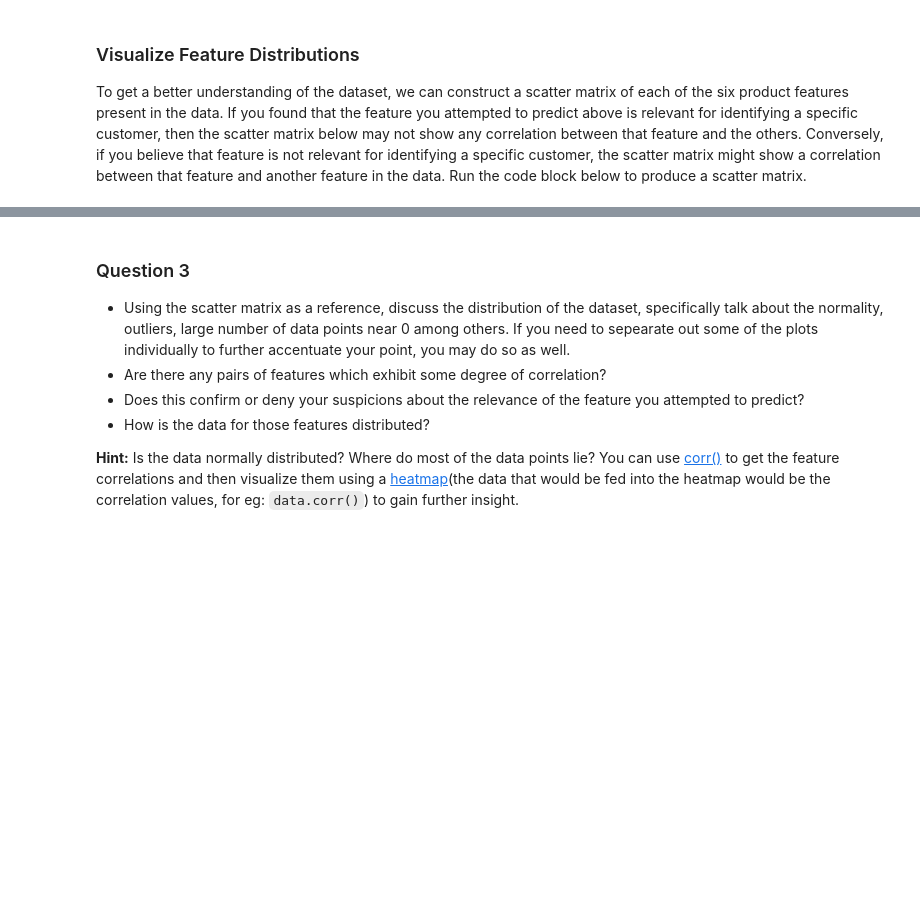
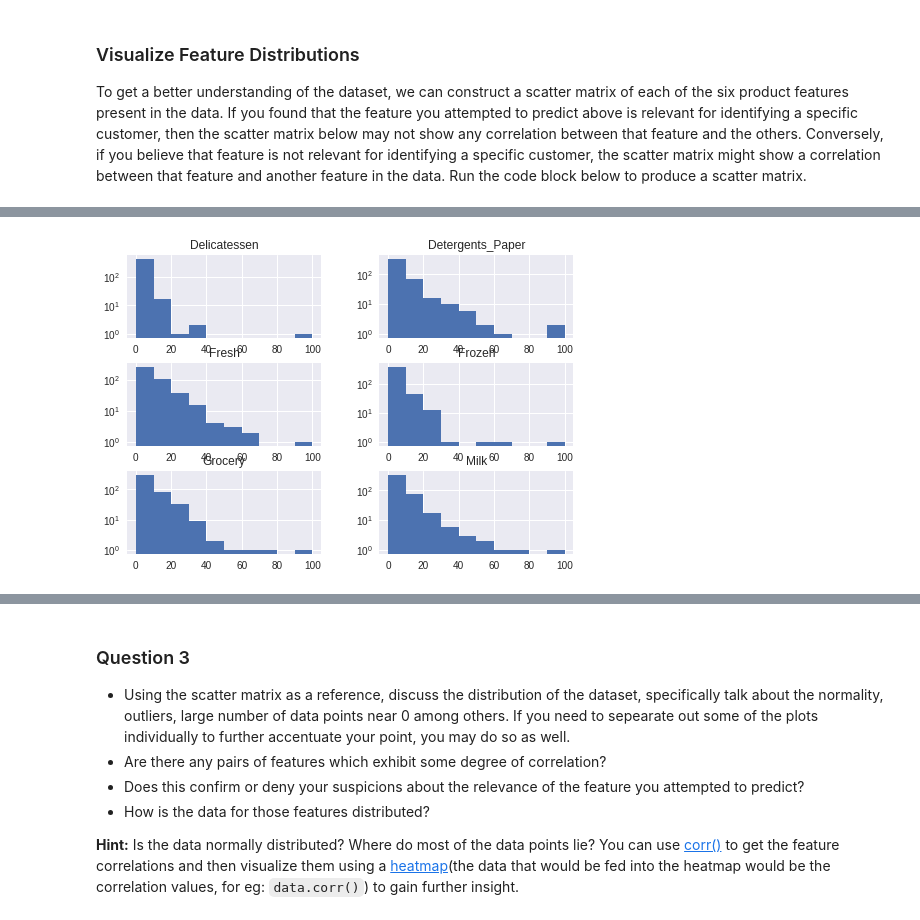
Before and after one commit to ynaikavde/-datasciencecoursera, a Jupyter notebook: customer_segments.ipynb, the cells around one changed output, grey strips where cells are left out. Drawn from its saved outputs; the diff is of its cells as text; code cells hidden in the pictures; blank space fills up the shorter version.

```diff
--- a/customer_segments.ipynb
+++ b/customer_segments.ipynb
@@ -156,0 +173,9 @@ pd.scatter_matrix(data, alpha = 0.3, figsize = (14,8), diagonal = 'kde');
+# %%
+#normalize data get it between 1 and zero
+datanormal=100 * (data - data.min()) / (data.max() - data.min())
+hist = datanormal.hist(bins=10)
+
+for ax in hist.ravel():
+    ax.set_yscale('log')
+# %% [output]
+[figure, added]
```
Also changed, not shown: parts of 15 cells of this notebook.
